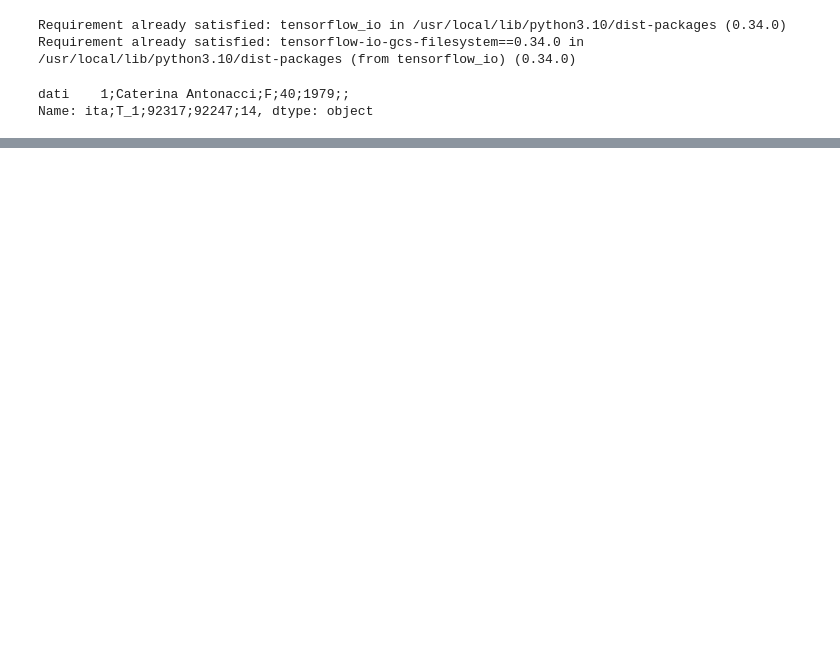
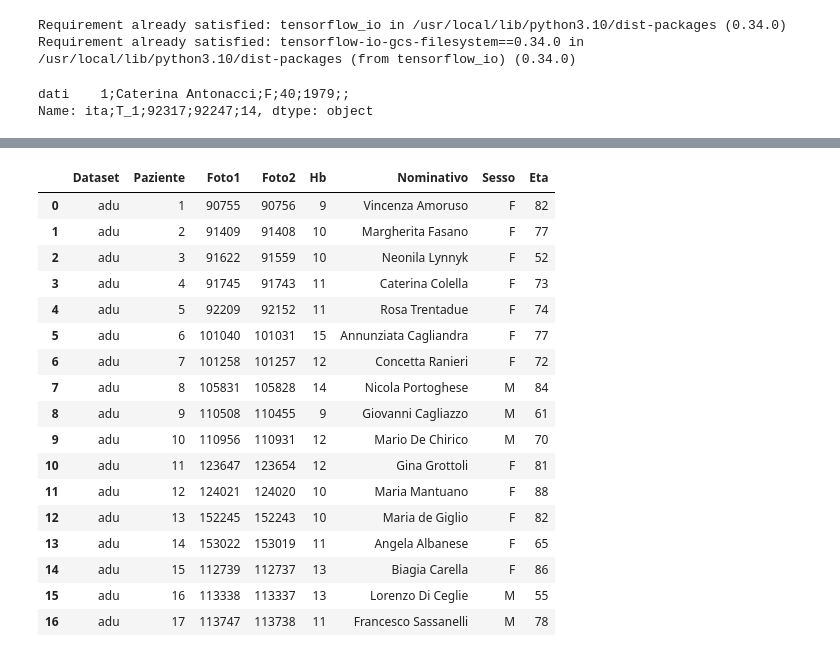
Before and after one commit to domenico1995/SM, a Jupyter notebook: SM.ipynb, the cells around one changed output, grey strips where cells are left out. Cells and saved outputs as stored; diff of their text form; code cells hidden in the pictures; blank space fills up the shorter version.

```diff
--- a/SM.ipynb
+++ b/SM.ipynb
@@ -76,8 +77,10 @@ for i in range(0, data.size, 1):
   string = data.index[i]
   s =data.index[i].split(";")
   if s[0] == "ind":
-    print(s)
     d1.append(s[0]); d2.append(s[1]); d3.append(s[2]); d4.append(s[3]); d5.append(s[4])
     if len(s) > 5:
+      d6.append(s[6]);
+    else:
       dt =str(data['dati'].iloc[i])
       s1 = dt.split(";")
+      d6.append(s1[2]);
@@ -108,0 +109,45 @@ dataset_indiano
+# %%
+dataset_adu = pd.DataFrame()
+dataset_adu.columns = []
+d1=[];d2=[];d3=[];d4=[];d5=[];d6=[];d7=[];d8=[];d9=[]
+# %%
+for i in range(0, data.size, 1):
+  string = data.index[i]
+  s =string.split(";")
+  if s[0] == "adu":
+    d1.append(s[0]); d2.append(s[1]); d3.append(s[2]); d4.append(s[3]) ;d5.append(s[4])
+    if len(s) > 5:
+      d6.append(s[5]); d7.append(s[6]); d8.append(s[7]);
+    else:
+      dt =str(data['dati'].iloc[i])
+      s1 = dt.split(";")
+      d6.append(s1[1]); d7.append(s1[2]); d8.append(s1[3]);
+# %%
+dataset_adu.insert(loc=0, column='Dataset', value=d1)
+dataset_adu.insert(loc=1, column='Paziente', value=d2)
+dataset_adu.insert(loc=2, column='Foto1', value=d3)
+dataset_adu.insert(loc=3, column='Foto2', value=d4)
+dataset_adu.insert(loc=4, column='Hb', value=d5)
+dataset_adu.insert(loc=5, column='Nominativo', value=d6)
+dataset_adu.insert(loc=6, column='Sesso', value=d7)
+dataset_adu.insert(loc=7, column='Eta', value=d8)
+dataset_adu
+# %% [output]
+|  | Dataset | Paziente | Foto1 | Foto2 | Hb | Nominativo | Sesso | Eta |
+| 0 | adu | 1 | 90755 | 90756 | 9 | Vincenza Amoruso | F | 82 |
+| 1 | adu | 2 | 91409 | 91408 | 10 | Margherita Fasano | F | 77 |
+| 2 | adu | 3 | 91622 | 91559 | 10 | Neonila Lynnyk | F | 52 |
+| 3 | adu | 4 | 91745 | 91743 | 11 | Caterina Colella | F | 73 |
+| 4 | adu | 5 | 92209 | 92152 | 11 | Rosa Trentadue | F | 74 |
+| 5 | adu | 6 | 101040 | 101031 | 15 | Annunziata Cagliandra | F | 77 |
+| 6 | adu | 7 | 101258 | 101257 | 12 | Concetta Ranieri | F | 72 |
+| 7 | adu | 8 | 105831 | 105828 | 14 | Nicola Portoghese | M | 84 |
+| 8 | adu | 9 | 110508 | 110455 | 9 | Giovanni Cagliazzo | M | 61 |
+| 9 | adu | 10 | 110956 | 110931 | 12 | Mario De Chirico | M | 70 |
+| 10 | adu | 11 | 123647 | 123654 | 12 | Gina Grottoli | F | 81 |
+| 11 | adu | 12 | 124021 | 124020 | 10 | Maria Mantuano | F | 88 |
+| 12 | adu | 13 | 152245 | 152243 | 10 | Maria de Giglio | F | 82 |
+| 13 | adu | 14 | 153022 | 153019 | 11 | Angela Albanese | F | 65 |
+| 14 | adu | 15 | 112739 | 112737 | 13 | Biagia Carella | F | 86 |
+| 15 | adu | 16 | 113338 | 113337 | 13 | Lorenzo Di Ceglie | M | 55 |
+| 16 | adu | 17 | 113747 | 113738 | 11 | Francesco Sassanelli | M | 78 |
```
Also changed, not shown: parts of 10 cells of this notebook.
